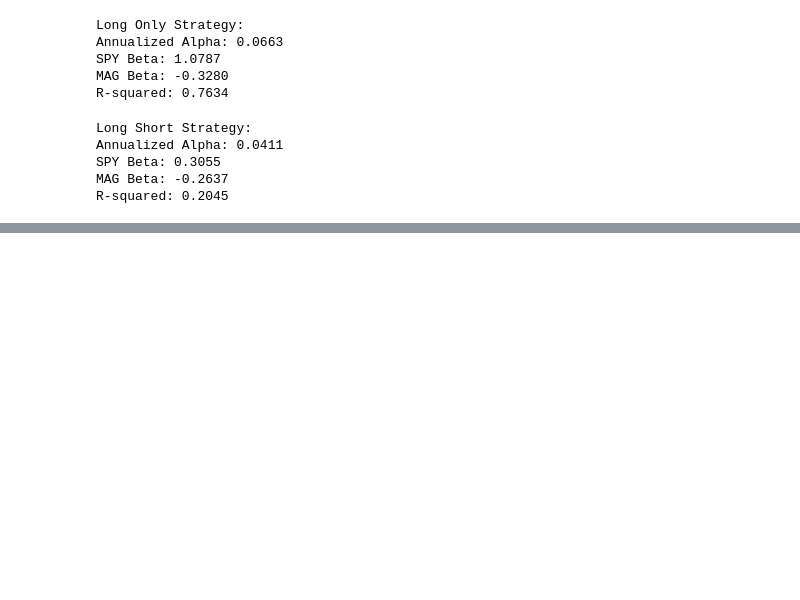
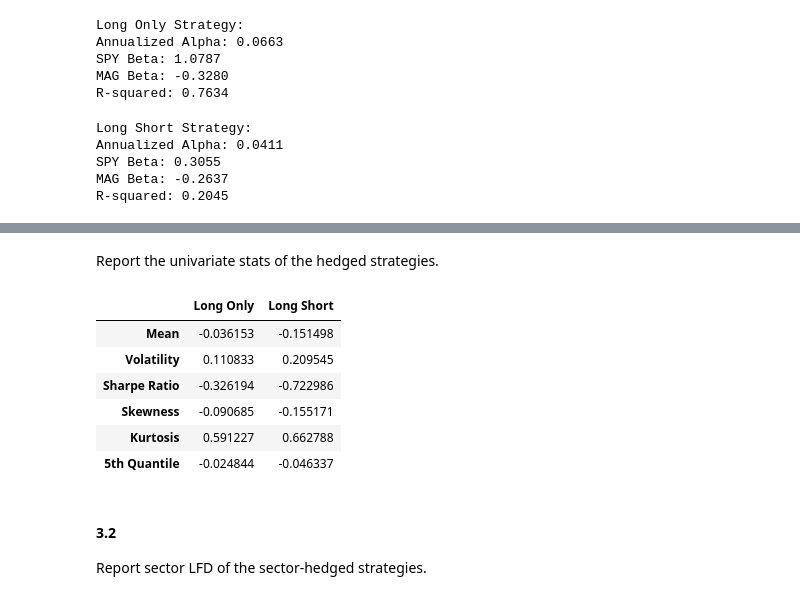
Before and after one commit to t-flora/portfolio-risk-mgmt, a Jupyter notebook: hw8/Homework8.ipynb, the cells around one changed output, grey strips where cells are left out. Drawn from its saved outputs; the diff is of its cells as text; code cells hidden in the pictures; blank space fills up the shorter version.

```diff
--- a/hw8/Homework8.ipynb
+++ b/hw8/Homework8.ipynb
@@ -916,0 +946,2 @@ I notice that the R^2 for the long only strategy is very high, with MAG and SPY
+# %% [markdown]
+Report the univariate stats of the hedged strategies.
@@ -916,0 +982,33 @@ I notice that the R^2 for the long only strategy is very high, with MAG and SPY
+# %%
+long_only_hedged_mean = long_only_hedged_returns.mean() * FREQ
+long_only_hedged_vol = long_only_hedged_returns.std() * np.sqrt(FREQ)
+long_only_hedged_sharpe = long_only_hedged_mean / long_only_hedged_vol
+long_only_hedged_skewness = long_only_hedged_returns.skew()
+long_only_hedged_kurtosis = long_only_hedged_returns.kurtosis()
+long_only_hedged_5th_quantile = long_only_hedged_returns.quantile(0.05)
+
+long_short_hedged_mean = long_short_hedged_returns.mean() * FREQ
+long_short_hedged_vol = long_short_hedged_returns.std() * np.sqrt(FREQ)
+long_short_hedged_sharpe = long_short_hedged_mean / long_short_hedged_vol
+long_short_hedged_skewness = long_short_hedged_returns.skew()
+long_short_hedged_kurtosis = long_short_hedged_returns.kurtosis()
+long_short_hedged_5th_quantile = long_short_hedged_returns.quantile(0.05)
+
+hedged_stats = pd.DataFrame({
+    "Long Only": [long_only_hedged_mean, long_only_hedged_vol, long_only_hedged_sharpe, long_only_hedged_skewness, long_only_hedged_kurtosis, long_only_hedged_5th_quantile],
+    "Long Short": [long_short_hedged_mean, long_short_hedged_vol, long_short_hedged_sharpe, long_short_hedged_skewness, long_short_hedged_kurtosis, long_short_hedged_5th_quantile]
+})
+hedged_stats.index = ["Mean", "Volatility", "Sharpe Ratio", "Skewness", "Kurtosis", "5th Quantile"]
+hedged_stats
+# %% [output]
+|  | Long Only | Long Short |
+| Mean | -0.036153 | -0.151498 |
+| Volatility | 0.110833 | 0.209545 |
+| Sharpe Ratio | -0.326194 | -0.722986 |
+| Skewness | -0.090685 | -0.155171 |
+| Kurtosis | 0.591227 | 0.662788 |
+| 5th Quantile | -0.024844 | -0.046337 |
+# %% [markdown]
+#### 3.2
+
+Report sector LFD of the sector-hedged strategies.
```
Also changed, not shown: parts of 5 cells of this notebook.
